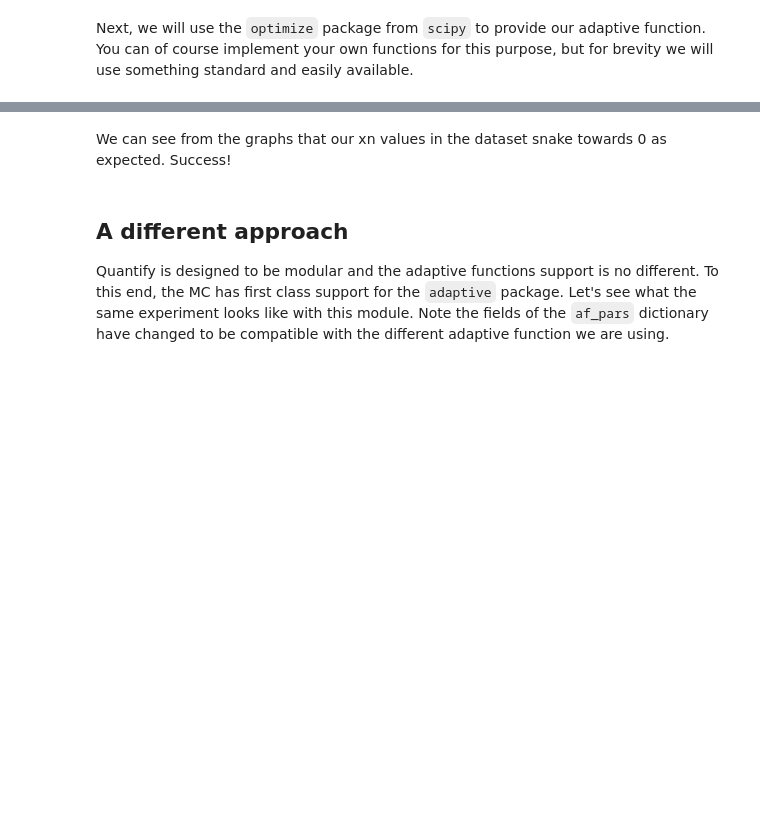
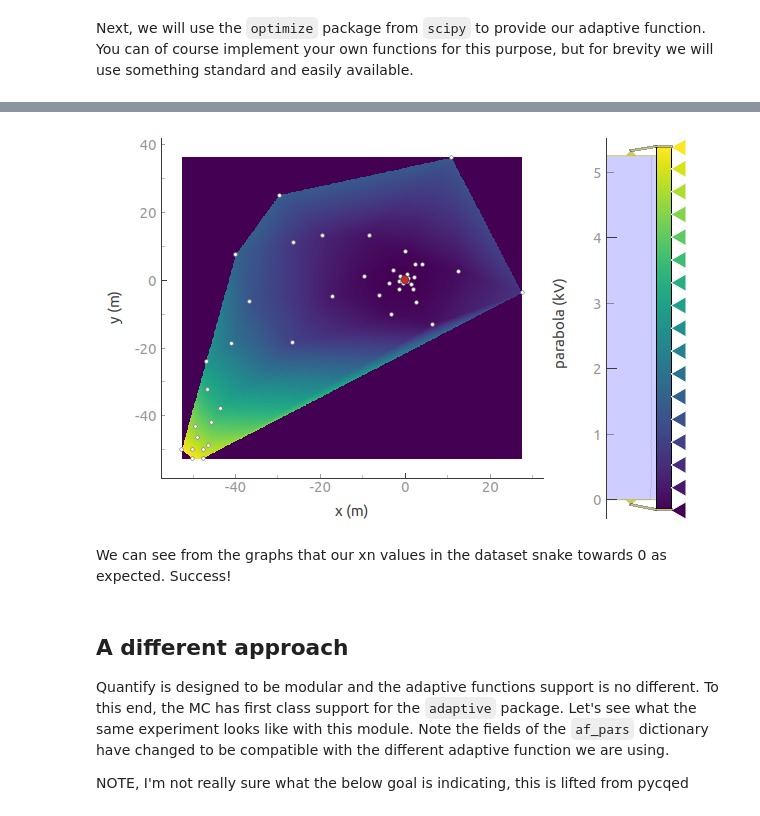
Before and after one commit to quantify-os/quantify-core, a Jupyter notebook: docs/example_notebooks/3_Adaptive_MeasurementControl.ipynb, the cells around one changed output, grey strips where cells are left out. Cells and saved outputs as stored; diff of their text form; code cells hidden in the pictures; blank space fills up the shorter version.

```diff
--- a/docs/example_notebooks/3_Adaptive_MeasurementControl.ipynb
+++ b/docs/example_notebooks/3_Adaptive_MeasurementControl.ipynb
@@ -99,8 +105,15 @@ Attributes:
+# %%
+plotmon.secondary_QtPlot
+# %% [output]
+[figure, added]
 # %% [markdown]
 We can see from the graphs that our xn values in the dataset snake towards 0 as expected. Success!
 # %% [markdown]
 ## A different approach
 Quantify is designed to be modular and the adaptive functions support is no different. To this end, the MC has first class support for the `adaptive` package. Let's see what the same experiment looks like with this module. Note the fields of the `af_pars` dictionary have changed to be compatible with the different adaptive function we are using.
+
+
+NOTE, I'm not really sure what the below goal is indicating, this is lifted from pycqed
 # %%
 import adaptive
 
```
Also changed, not shown: parts of 8 cells of this notebook.
